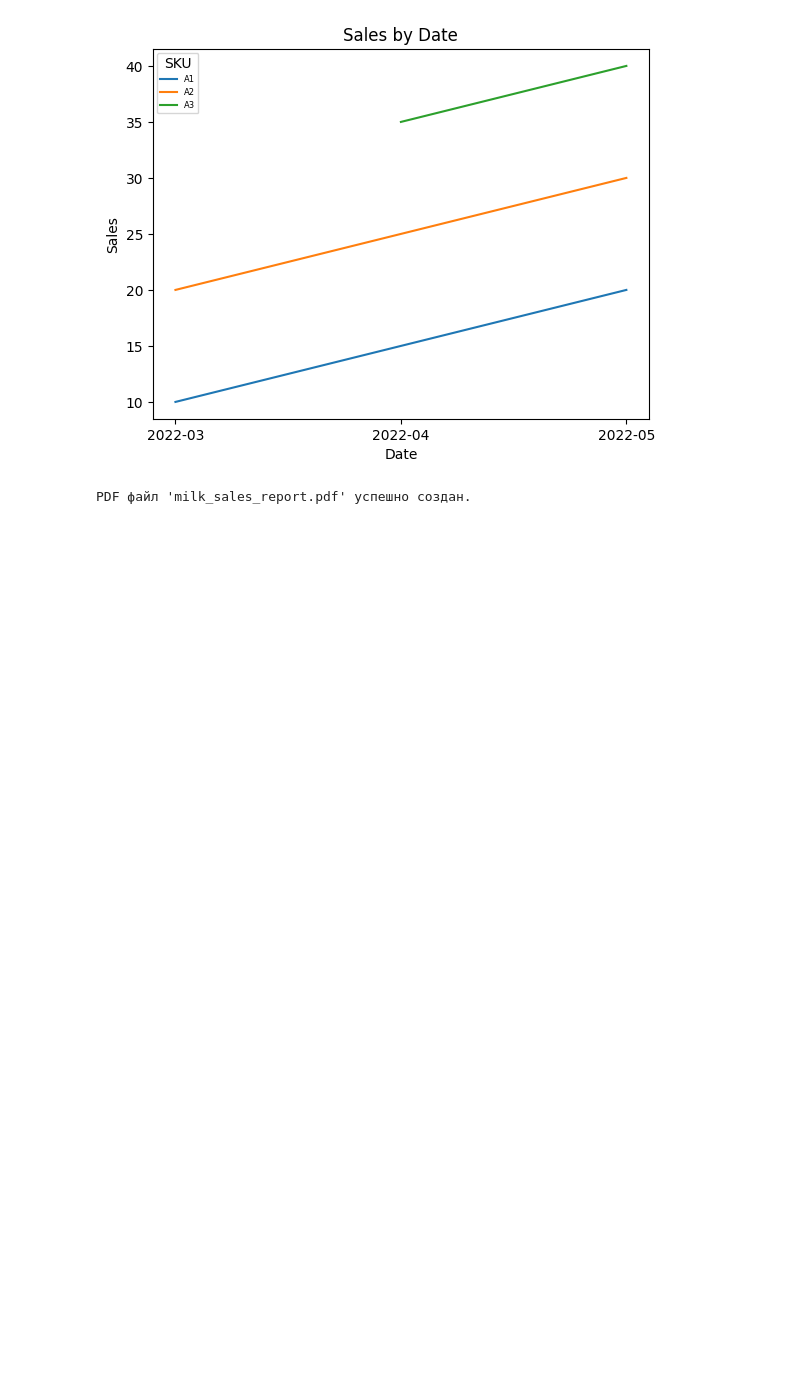
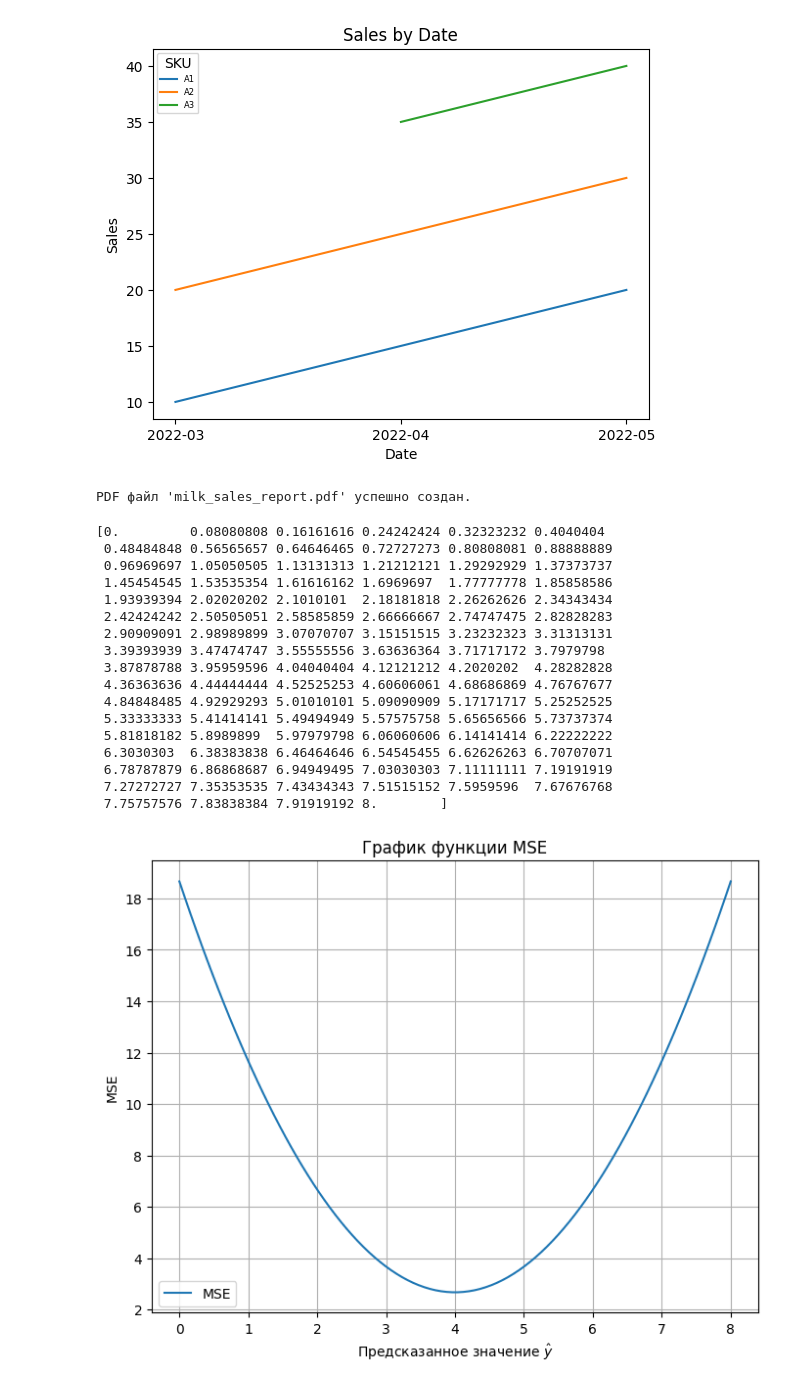
Before and after one commit to budennovsk/Pandas, a Jupyter notebook: reportlab.ipynb, the cells around one changed output. Drawn from its saved outputs; the diff is of its cells as text; code cells hidden in the pictures; blank space fills up the shorter version.

```diff
--- a/reportlab.ipynb
+++ b/reportlab.ipynb
@@ -3313,3 +3313,49 @@ doc.build(elements)
 print(f"PDF файл '{pdf_file}' успешно создан.")
 # %% [output]
 PDF файл 'milk_sales_report.pdf' успешно создан.
+# %%
+import numpy as np
+import matplotlib.pyplot as plt
+
+# Истинные значения
+y = np.array([2, 4, 6])
+
+# Диапазон предсказанных значений
+hat_y = np.linspace(0, 8, 100)
+print(hat_y)
+
+# Функция для вычисления MSE
+def mse(y, hat_y):
+    return np.mean((y - hat_y)**2)
+
+# Вычисление MSE для каждого значения hat_y
+mse_values = [mse(y, h) for h in hat_y]
+
+# Построение графика
+plt.figure(figsize=(8, 6))
+plt.plot(hat_y, mse_values, label='MSE')
+plt.xlabel('Предсказанное значение $\hat{y}$')
+plt.ylabel('MSE')
+plt.title('График функции MSE')
+plt.legend()
+plt.grid(True)
+plt.show()
+# %% [output]
+[0.         0.08080808 0.16161616 0.24242424 0.32323232 0.4040404
+ 0.48484848 0.56565657 0.64646465 0.72727273 0.80808081 0.88888889
+ 0.96969697 1.05050505 1.13131313 1.21212121 1.29292929 1.37373737
+ 1.45454545 1.53535354 1.61616162 1.6969697  1.77777778 1.85858586
+ 1.93939394 2.02020202 2.1010101  2.18181818 2.26262626 2.34343434
+ 2.42424242 2.50505051 2.58585859 2.66666667 2.74747475 2.82828283
+ 2.90909091 2.98989899 3.07070707 3.15151515 3.23232323 3.31313131
+ 3.39393939 3.47474747 3.55555556 3.63636364 3.71717172 3.7979798
+ 3.87878788 3.95959596 4.04040404 4.12121212 4.2020202  4.28282828
+ 4.36363636 4.44444444 4.52525253 4.60606061 4.68686869 4.76767677
+ 4.84848485 4.92929293 5.01010101 5.09090909 5.17171717 5.25252525
+ 5.33333333 5.41414141 5.49494949 5.57575758 5.65656566 5.73737374
+ 5.81818182 5.8989899  5.97979798 6.06060606 6.14141414 6.22222222
+ 6.3030303  6.38383838 6.46464646 6.54545455 6.62626263 6.70707071
+ 6.78787879 6.86868687 6.94949495 7.03030303 7.11111111 7.19191919
+ 7.27272727 7.35353535 7.43434343 7.51515152 7.5959596  7.67676768
+ 7.75757576 7.83838384 7.91919192 8.        ]
+[figure, added]
```
Also changed, not shown: parts of 7 cells of this notebook.
